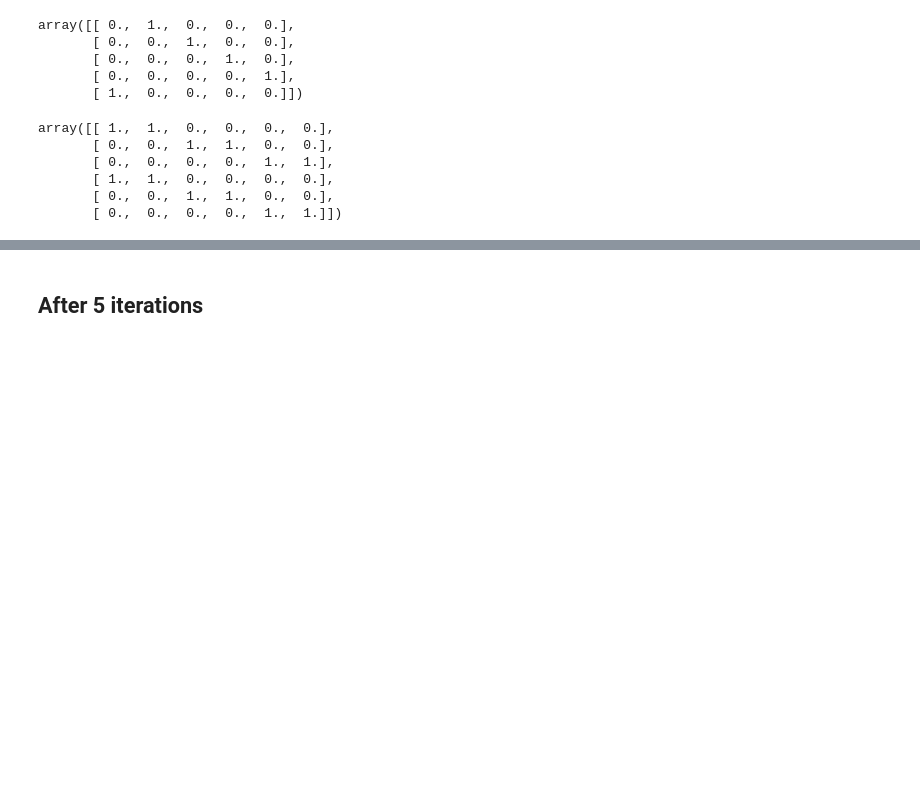
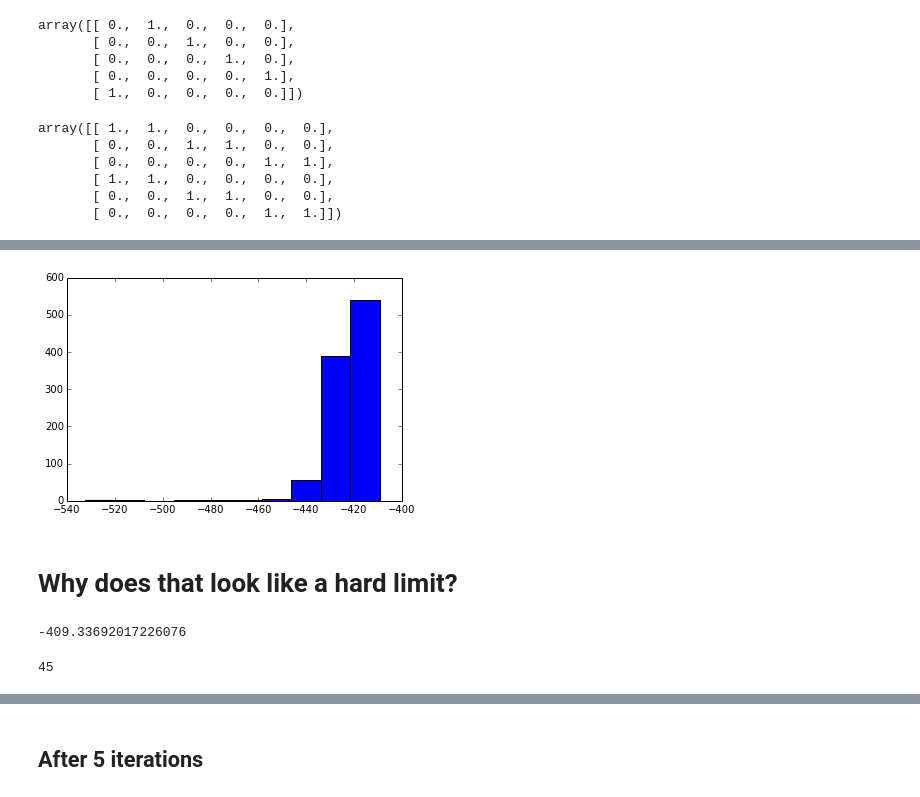
Before and after one commit to eglassman/bayesian-nonparametric-methods, a Jupyter notebook: original_lda_implementation_and_new_iterPower_data.ipynb, the cells around one changed output, grey strips where cells are left out. Drawn from its saved outputs; the diff is of its cells as text; code cells hidden in the pictures; blank space fills up the shorter version.

```diff
--- a/original_lda_implementation_and_new_iterPower_data.ipynb
+++ b/original_lda_implementation_and_new_iterPower_data.ipynb
@@ -801,0 +709,15 @@ Likelihood -102.70054626
+# %%
+plt.hist(liklihood_over_iterations)
+plt.show()
+# %% [output]
+[figure, added]
+# %% [markdown]
+# Why does that look like a hard limit?
+# %%
+max(liklihood_over_iterations)
+# %% [output]
+-409.33692017226076
+# %%
+len([liklihood for liklihood in liklihood_over_iterations if liklihood==max(liklihood_over_iterations)])
+# %% [output]
+45
```
Also changed, not shown: parts of 13 cells of this notebook, 2 other files.
